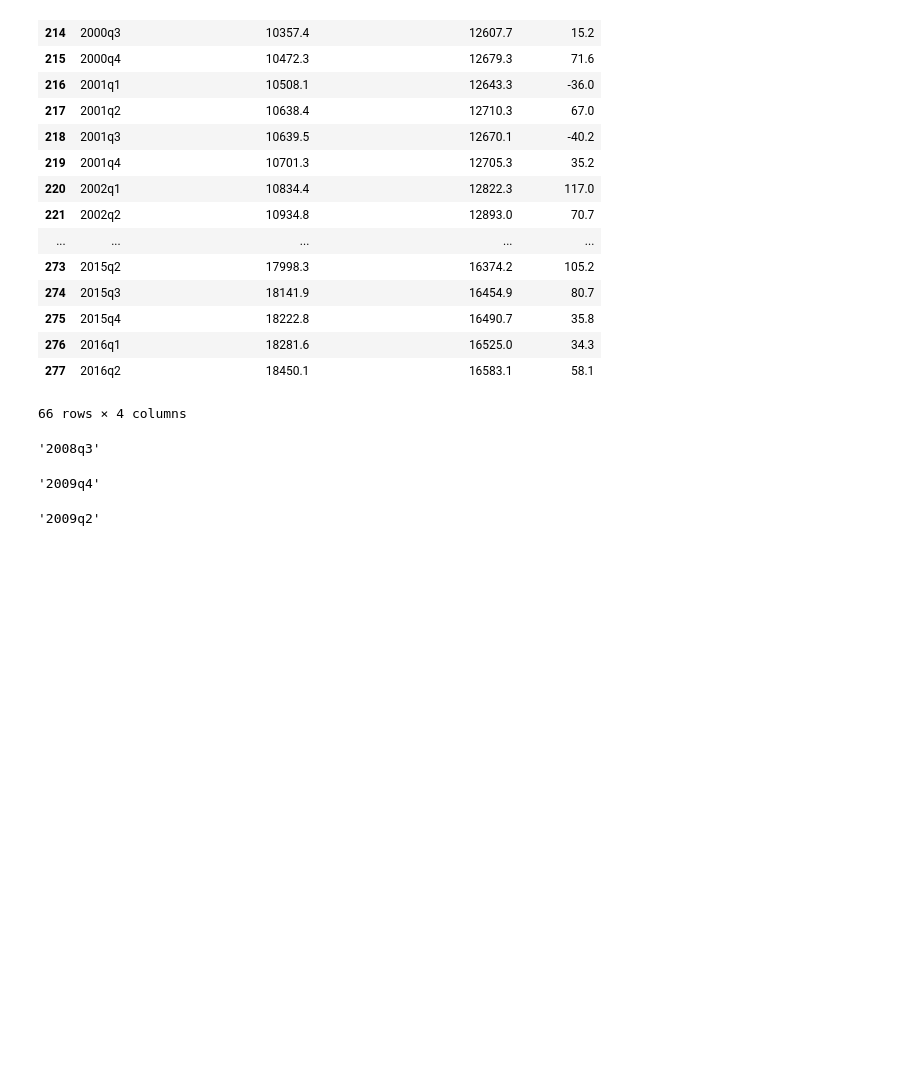
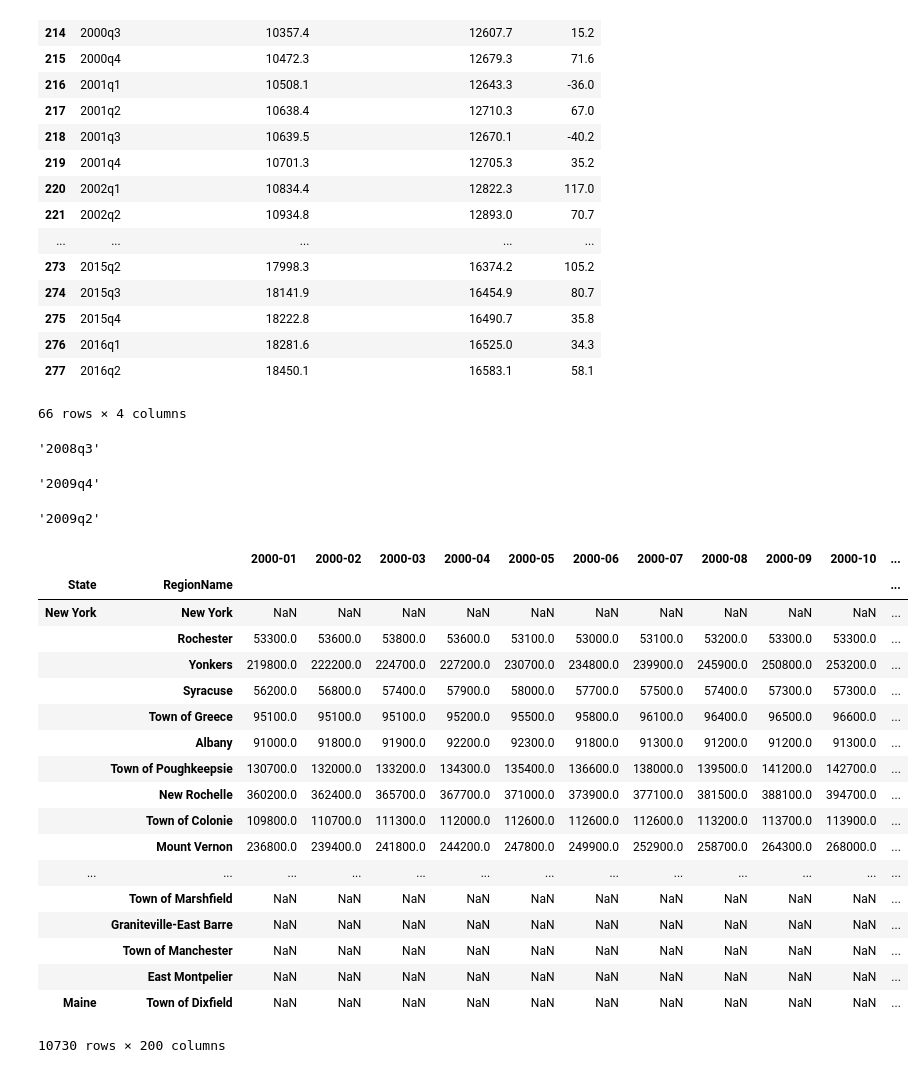
Before and after one commit to helenypan/python-and-data-science, a Jupyter notebook: course1/Assignment 4.ipynb, the cells around one changed output. Drawn from its saved outputs; the diff is of its cells as text; code cells hidden in the pictures; blank space fills up the shorter version.

Commit message:
finish housing data in assignment 4

```diff
--- a/course1/Assignment 4.ipynb
+++ b/course1/Assignment 4.ipynb
@@ -146,6 +146,51 @@ def get_recession_bottom():
 get_recession_bottom()
 # %% [output]
 '2009q2'
+# %%
+def get_clean_housing_data():
+    df_states = pd.DataFrame.from_dict(states,orient='index')
+    df_states.reset_index(inplace=True)
+    df_states.rename(columns={0:"StateName", "index":"State"}, inplace=True)
+
+    df_housing = pd.read_csv("City_Zhvi_AllHomes.csv")
+    selected_cols = ["RegionName","State" ]
+    year = 2000
+    while year <= 2016:
+        for month in range(1, 13):
+            if month <= 9:
+                cur_month = str(year)+ "-0" + str(month)
+            else:
+                cur_month = str(year)+ "-" + str(month)
+            if cur_month in df_housing:
+                selected_cols.append(cur_month)
+        year += 1
+    df_housing = df_housing[selected_cols]
+    df = df_housing.merge(df_states, left_on='State', right_on='State', how='inner')
+    df.drop('State', axis=1, inplace=True)
+    df.rename(columns={"StateName":"State"}, inplace = True)
+    df.set_index(["State","RegionName"], inplace=True)
+    return df
+get_clean_housing_data()
+# %% [output]
+|  |  | 2000-01 | 2000-02 | 2000-03 | 2000-04 | 2000-05 | 2000-06 | 2000-07 | 2000-08 | 2000-09 | 2000-10 | ... |
+| State | RegionName |  |  |  |  |  |  |  |  |  |  | ... |
+| New York | New York | NaN | NaN | NaN | NaN | NaN | NaN | NaN | NaN | NaN | NaN | ... |
+|  | Rochester | 53300.0 | 53600.0 | 53800.0 | 53600.0 | 53100.0 | 53000.0 | 53100.0 | 53200.0 | 53300.0 | 53300.0 | ... |
+|  | Yonkers | 219800.0 | 222200.0 | 224700.0 | 227200.0 | 230700.0 | 234800.0 | 239900.0 | 245900.0 | 250800.0 | 253200.0 | ... |
+|  | Syracuse | 56200.0 | 56800.0 | 57400.0 | 57900.0 | 58000.0 | 57700.0 | 57500.0 | 57400.0 | 57300.0 | 57300.0 | ... |
+|  | Town of Greece | 95100.0 | 95100.0 | 95100.0 | 95200.0 | 95500.0 | 95800.0 | 96100.0 | 96400.0 | 96500.0 | 96600.0 | ... |
+|  | Albany | 91000.0 | 91800.0 | 91900.0 | 92200.0 | 92300.0 | 91800.0 | 91300.0 | 91200.0 | 91200.0 | 91300.0 | ... |
+|  | Town of Poughkeepsie | 130700.0 | 132000.0 | 133200.0 | 134300.0 | 135400.0 | 136600.0 | 138000.0 | 139500.0 | 141200.0 | 142700.0 | ... |
+|  | New Rochelle | 360200.0 | 362400.0 | 365700.0 | 367700.0 | 371000.0 | 373900.0 | 377100.0 | 381500.0 | 388100.0 | 394700.0 | ... |
+|  | Town of Colonie | 109800.0 | 110700.0 | 111300.0 | 112000.0 | 112600.0 | 112600.0 | 112600.0 | 113200.0 | 113700.0 | 113900.0 | ... |
+|  | Mount Vernon | 236800.0 | 239400.0 | 241800.0 | 244200.0 | 247800.0 | 249900.0 | 252900.0 | 258700.0 | 264300.0 | 268000.0 | ... |
+| ... | ... | ... | ... | ... | ... | ... | ... | ... | ... | ... | ... | ... |
+|  | Town of Marshfield | NaN | NaN | NaN | NaN | NaN | NaN | NaN | NaN | NaN | NaN | ... |
+|  | Graniteville-East Barre | NaN | NaN | NaN | NaN | NaN | NaN | NaN | NaN | NaN | NaN | ... |
+|  | Town of Manchester | NaN | NaN | NaN | NaN | NaN | NaN | NaN | NaN | NaN | NaN | ... |
+|  | East Montpelier | NaN | NaN | NaN | NaN | NaN | NaN | NaN | NaN | NaN | NaN | ... |
+| Maine | Town of Dixfield | NaN | NaN | NaN | NaN | NaN | NaN | NaN | NaN | NaN | NaN | ... |
+10730 rows × 200 columns
 # %%
 def convert_housing_data_to_quarters():
     '''Converts the housing data to quarters and returns it as mean
```
Also changed, not shown: parts of 1 cell of this notebook.
